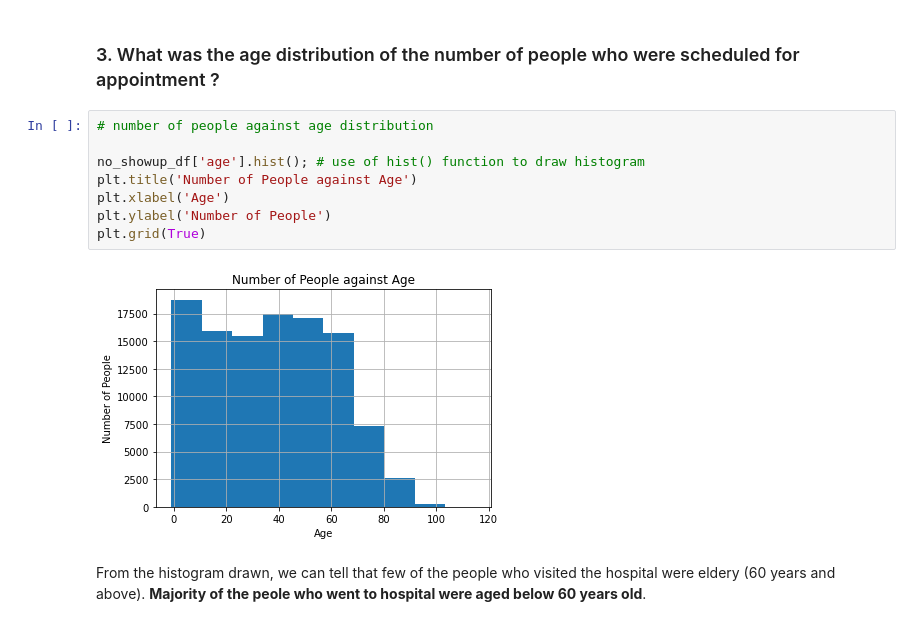
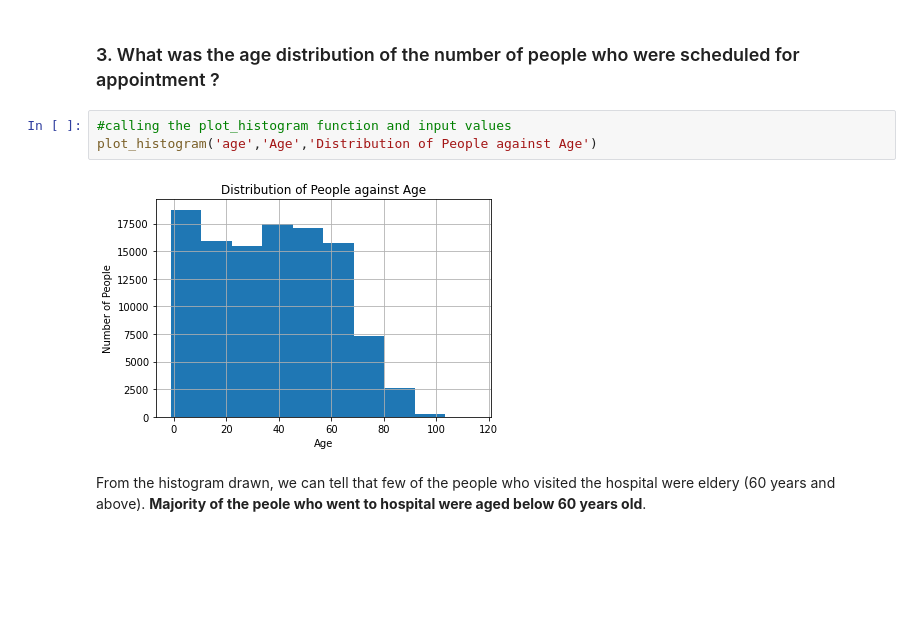
Before and after one commit to EricOdhiambo/Investigation-of-Patients-not-showing-up-for-Appointments, a Jupyter notebook: Patients_NoShowup_for_Appointment_Investigation.ipynb, the cells around one changed output. Cells and saved outputs as stored; diff of their text form; blank space fills up the shorter version.

```diff
--- a/Patients_NoShowup_for_Appointment_Investigation.ipynb
+++ b/Patients_NoShowup_for_Appointment_Investigation.ipynb
@@ -355,16 +364,11 @@ From the histogram above, more females (F) compaperd to males (M) visited the di
 2. **almost 40,000 males went to hospital**
 # %% [markdown]
 ### 3. What was the age distribution of the number of people who were scheduled for appointment ?
-# %%
-# number of people against age distribution
-
-no_showup_df['age'].hist(); # use of hist() function to draw histogram
-plt.title('Number of People against Age')
-plt.xlabel('Age')
-plt.ylabel('Number of People')
-plt.grid(True)
-# %% [output]
-[figure, removed]
+# %%
+#calling the plot_histogram function and input values
+plot_histogram('age','Age','Distribution of People against Age')
+# %% [output]
+[figure, added]
 # %% [markdown]
 From the histogram drawn, we can tell that few of the people who visited the hospital were eldery (60 years and above). **Majority of the peole who went to hospital were aged below 60 years old**.
 # %% [markdown]
```
Also changed, not shown: parts of 19 cells of this notebook.
